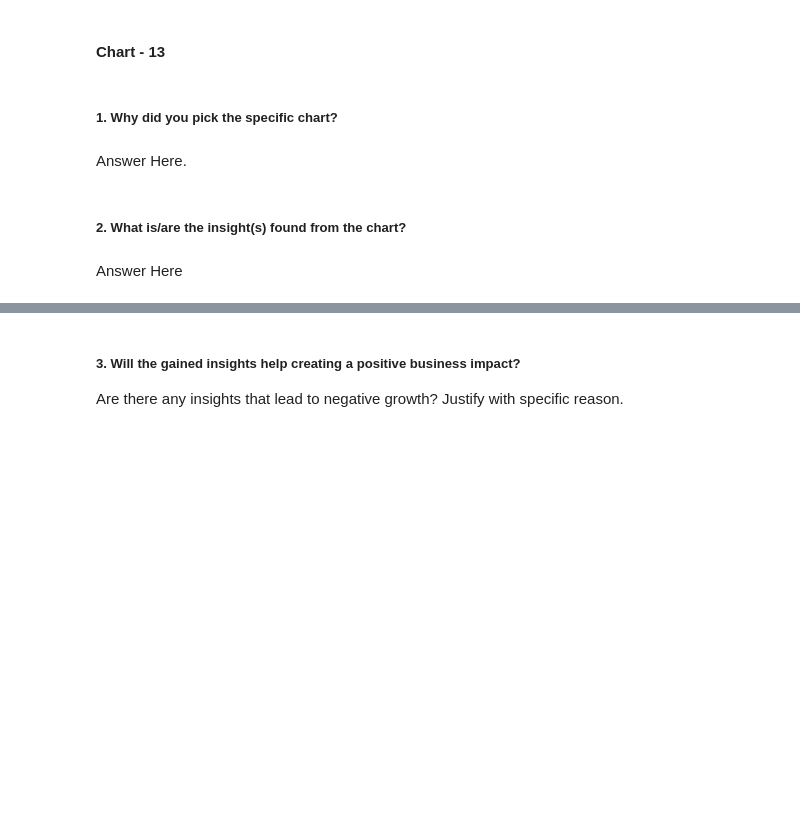
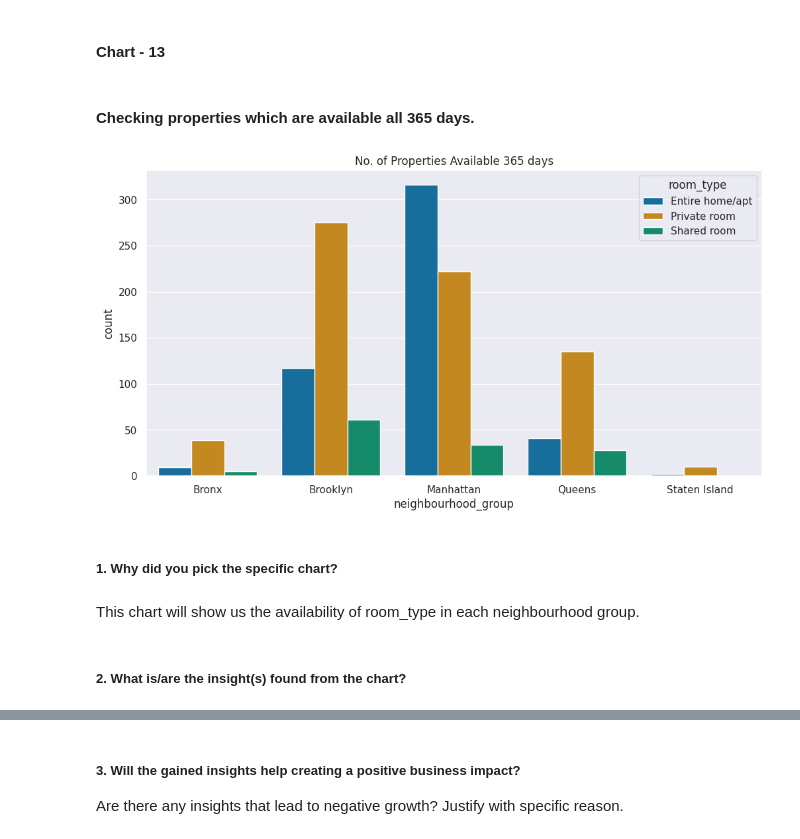
Before and after one commit to shashankmorker/AIR_BNB-EDA, a Jupyter notebook: Capstone_Project_EDA_Airbnb_Booking_Analysis.ipynb, the cells around one changed output, grey strips where cells are left out. Drawn from its saved outputs; the diff is of its cells as text; code cells hidden in the pictures; blank space fills up the shorter version.

```diff
--- a/Capstone_Project_EDA_Airbnb_Booking_Analysis.ipynb
+++ b/Capstone_Project_EDA_Airbnb_Booking_Analysis.ipynb
@@ -937,8 +962,17 @@ Answer Here
+# %% [markdown]
+#### **Checking properties which are available all 365 days.**
+# %%
+# Chart - 13 visualization code.
+fig = plt.subplots(figsize=(12, 6))
+
+sns.countplot(data = df[df['availability_365']  == 365], x='neighbourhood_group', hue='room_type', palette='colorblind')
+plt.title('No. of Properties Available 365 days', fontsize=12)
+plt.show()
+# %% [output]
+[figure, added]
 # %% [markdown]
 ##### 1. Why did you pick the specific chart?
-# %% [markdown]
-Answer Here.
+# %% [markdown]
+This chart will show us the availability of room_type in each neighbourhood group.
 # %% [markdown]
 ##### 2. What is/are the insight(s) found from the chart?
-# %% [markdown]
-Answer Here
```
Also changed, not shown: parts of 26 cells of this notebook.
